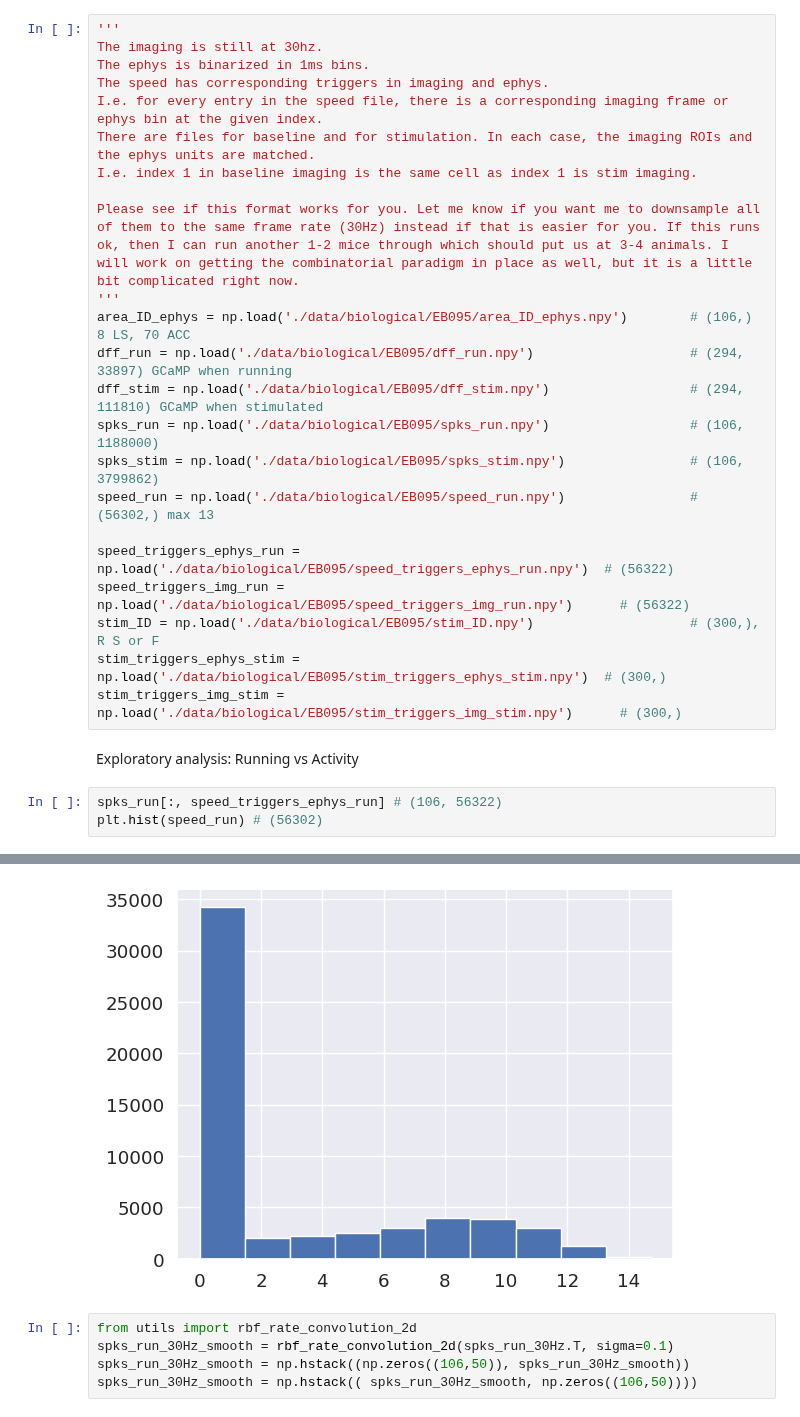
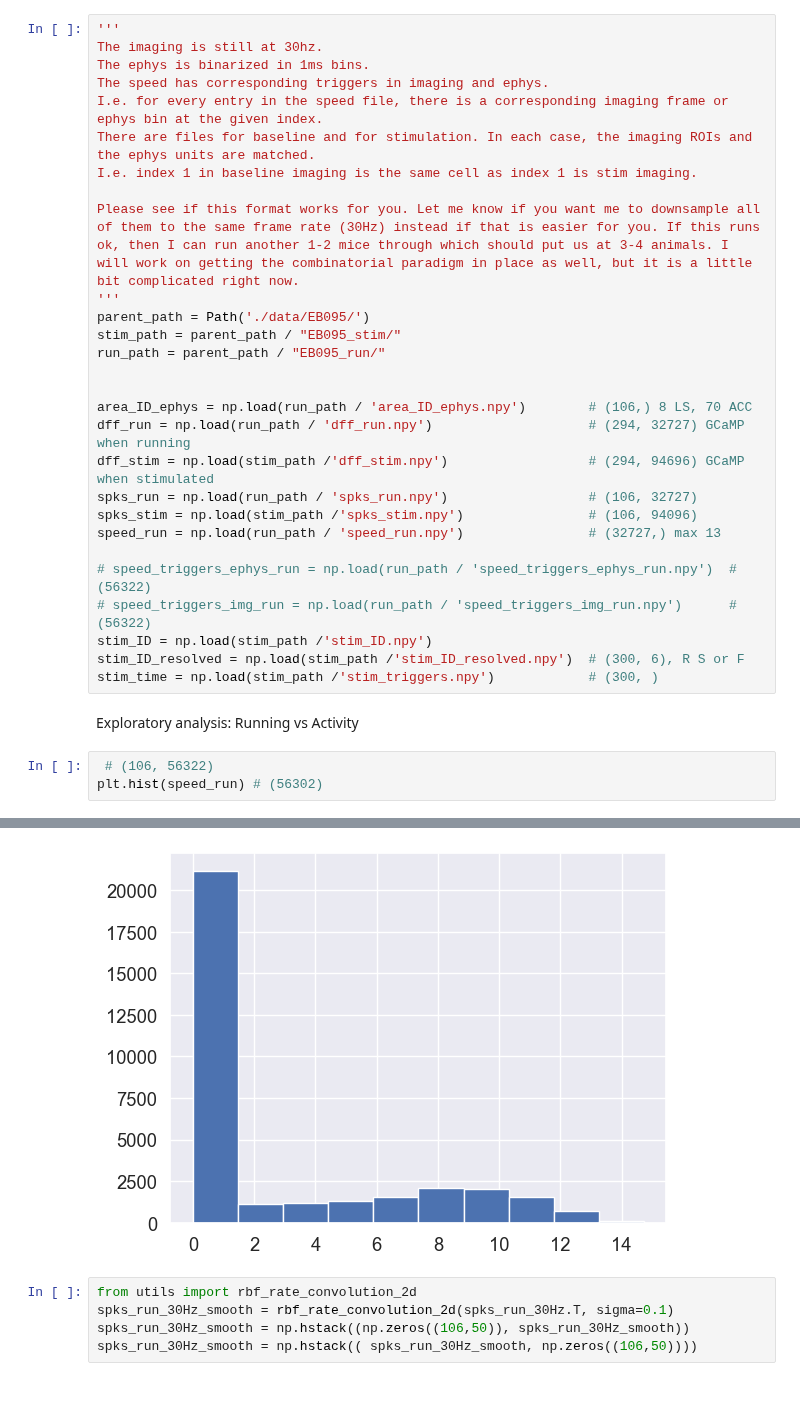
Before and after one commit to cngzlsh/approx_brain, a Jupyter notebook: EB095_tests.ipynb, the cells around one changed output, grey strips where cells are left out. Drawn from its saved outputs; the diff is of its cells as text.

```diff
--- a/EB095_tests.ipynb
+++ b/EB095_tests.ipynb
@@ -30,21 +33,26 @@ I.e. index 1 in baseline imaging is the same cell as index 1 is stim imaging.
 
 Please see if this format works for you. Let me know if you want me to downsample all of them to the same frame rate (30Hz) instead if that is easier for you. If this runs ok, then I can run another 1-2 mice through which should put us at 3-4 animals. I will work on getting the combinatorial paradigm in place as well, but it is a little bit complicated right now.
 '''
-area_ID_ephys = np.load('./data/biological/EB095/area_ID_ephys.npy')        # (106,) 8 LS, 70 ACC
-dff_run = np.load('./data/biological/EB095/dff_run.npy')                    # (294, 33897) GCaMP when running
-dff_stim = np.load('./data/biological/EB095/dff_stim.npy')                  # (294, 111810) GCaMP when stimulated
-spks_run = np.load('./data/biological/EB095/spks_run.npy')                  # (106, 1188000)
-spks_stim = np.load('./data/biological/EB095/spks_stim.npy')                # (106, 3799862)
-speed_run = np.load('./data/biological/EB095/speed_run.npy')                # (56302,) max 13
+parent_path = Path('./data/EB095/')
+stim_path = parent_path / "EB095_stim/"
+run_path = parent_path / "EB095_run/"
 
-speed_triggers_ephys_run = np.load('./data/biological/EB095/speed_triggers_ephys_run.npy')  # (56322)
-speed_triggers_img_run = np.load('./data/biological/EB095/speed_triggers_img_run.npy')      # (56322)
-stim_ID = np.load('./data/biological/EB095/stim_ID.npy')                    # (300,), R S or F
-stim_triggers_ephys_stim = np.load('./data/biological/EB095/stim_triggers_ephys_stim.npy')  # (300,)
-stim_triggers_img_stim = np.load('./data/biological/EB095/stim_triggers_img_stim.npy')      # (300,)
+
+area_ID_ephys = np.load(run_path / 'area_ID_ephys.npy')        # (106,) 8 LS, 70 ACC
+dff_run = np.load(run_path / 'dff_run.npy')                    # (294, 32727) GCaMP when running
+dff_stim = np.load(stim_path /'dff_stim.npy')                  # (294, 94696) GCaMP when stimulated
+spks_run = np.load(run_path / 'spks_run.npy')                  # (106, 32727)
+spks_stim = np.load(stim_path /'spks_stim.npy')                # (106, 94096)
+speed_run = np.load(run_path / 'speed_run.npy')                # (32727,) max 13
+
+# speed_triggers_ephys_run = np.load(run_path / 'speed_triggers_ephys_run.npy')  # (56322)
+# speed_triggers_img_run = np.load(run_path / 'speed_triggers_img_run.npy')      # (56322)
+stim_ID = np.load(stim_path /'stim_ID.npy')
+stim_ID_resolved = np.load(stim_path /'stim_ID_resolved.npy')  # (300, 6), R S or F
+stim_time = np.load(stim_path /'stim_triggers.npy')            # (300, )
 # %% [markdown]
 Exploratory analysis: Running vs Activity
 # %%
-spks_run[:, speed_triggers_ephys_run] # (106, 56322)
+ # (106, 56322)
 plt.hist(speed_run) # (56302)
 # %% [output]
@@ -53,8 +61,8 @@ plt.hist(speed_run) # (56302)
  array([ 0.        ,  1.47263641,  2.94527283,  4.41790924,  5.89054565,
          7.36318207,  8.83581848, 10.3084549 , 11.78109131, 13.25372772,
         14.72636414]),
  <BarContainer object of 10 artists>)
-[figure, old version]
+[figure, new version]
 # %%
 from utils import rbf_rate_convolution_2d
 spks_run_30Hz_smooth = rbf_rate_convolution_2d(spks_run_30Hz.T, sigma=0.1)
```
Also changed, not shown: parts of 21 cells of this notebook.
